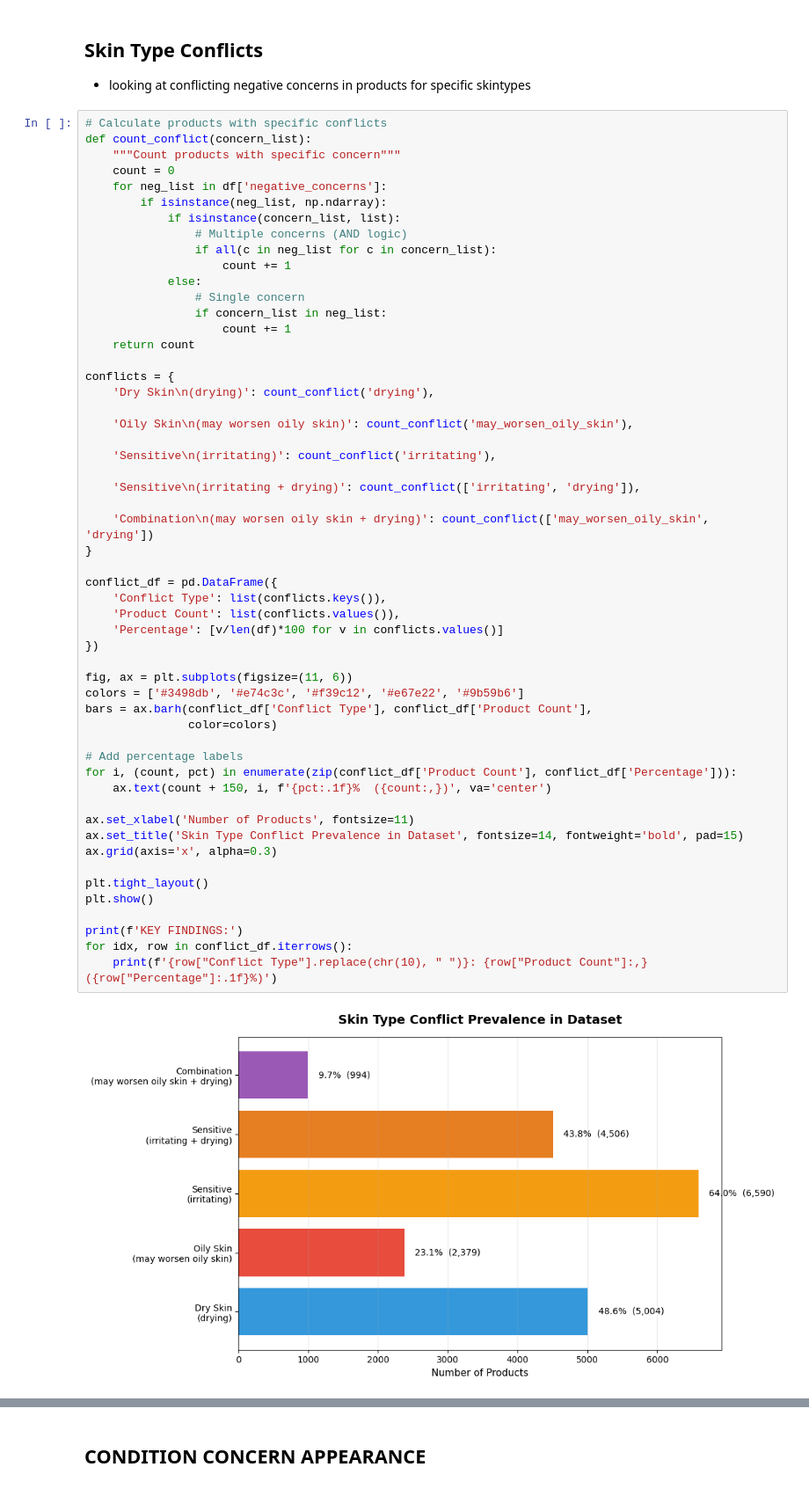
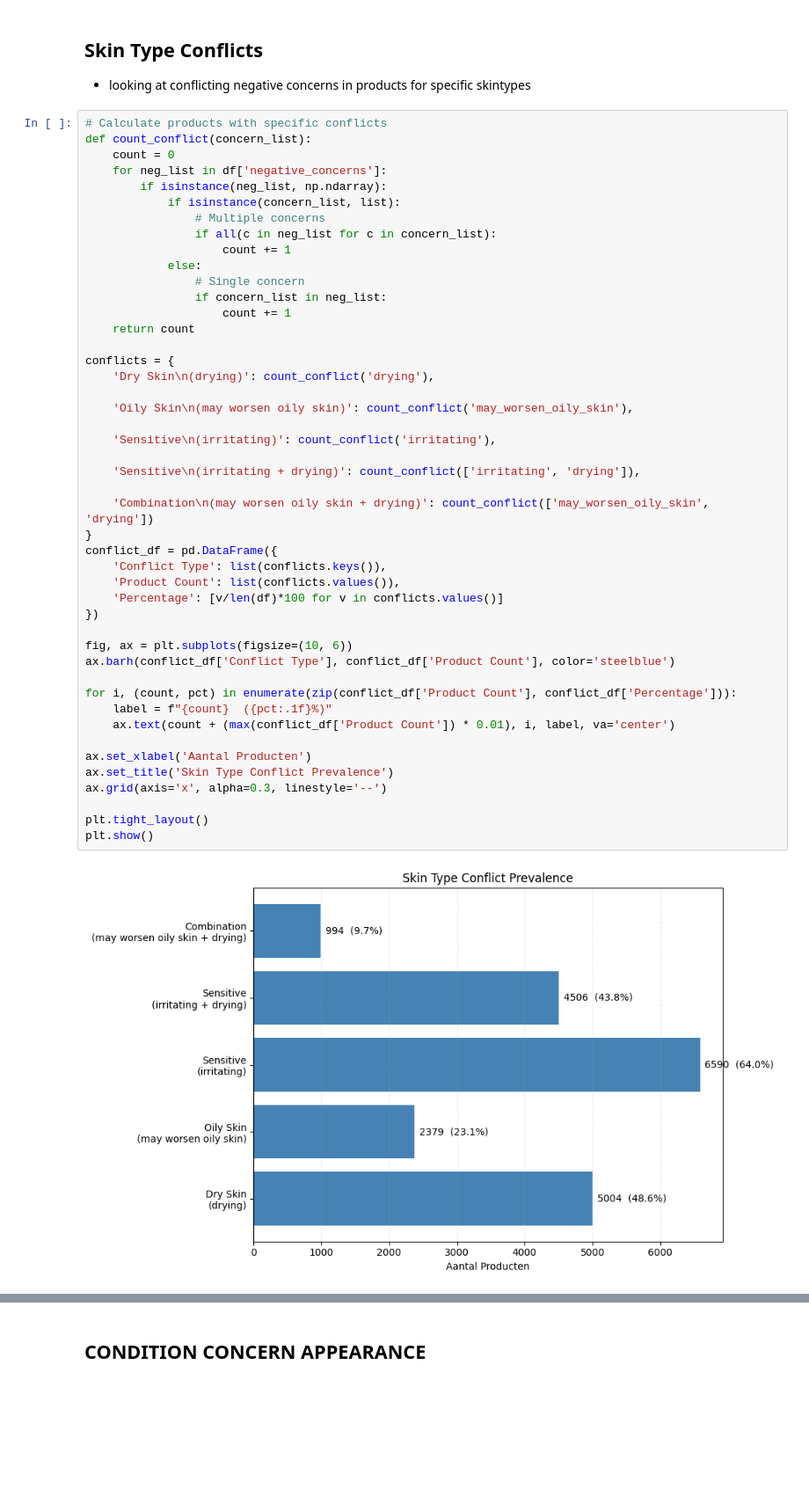
Before and after one commit to BluezConcepts/skingen-content-based-recommender, a Jupyter notebook: notebooks/01_product_data_eda_and_cleaning.ipynb, the cells around one changed output, grey strips where cells are left out. Shown at 88% size. Cells and saved outputs as stored; diff of their text form; blank space fills up the shorter version.

```diff
--- a/notebooks/01_product_data_eda_and_cleaning.ipynb
+++ b/notebooks/01_product_data_eda_and_cleaning.ipynb
@@ -1168,56 +1119,48 @@ plt.show()
 # %%
 # Calculate products with specific conflicts
 def count_conflict(concern_list):
-    """Count products with specific concern"""
     count = 0
     for neg_list in df['negative_concerns']:
         if isinstance(neg_list, np.ndarray):
             if isinstance(concern_list, list):
-                # Multiple concerns (AND logic)
+                # Multiple concerns
                 if all(c in neg_list for c in concern_list):
                     count += 1
             else:
                 # Single concern
                 if concern_list in neg_list:
                     count += 1
     return count
 
 conflicts = {
     'Dry Skin\n(drying)': count_conflict('drying'),
 
     'Oily Skin\n(may worsen oily skin)': count_conflict('may_worsen_oily_skin'),
 
     'Sensitive\n(irritating)': count_conflict('irritating'),
 
     'Sensitive\n(irritating + drying)': count_conflict(['irritating', 'drying']),
 
     'Combination\n(may worsen oily skin + drying)': count_conflict(['may_worsen_oily_skin', 'drying'])
 }
-
 conflict_df = pd.DataFrame({
     'Conflict Type': list(conflicts.keys()),
     'Product Count': list(conflicts.values()),
     'Percentage': [v/len(df)*100 for v in conflicts.values()]
 })
 
-fig, ax = plt.subplots(figsize=(11, 6))
-colors = ['#3498db', '#e74c3c', '#f39c12', '#e67e22', '#9b59b6']
-bars = ax.barh(conflict_df['Conflict Type'], conflict_df['Product Count'],
-               color=colors)
+fig, ax = plt.subplots(figsize=(10, 6))
+ax.barh(conflict_df['Conflict Type'], conflict_df['Product Count'], color='steelblue')
 
-# Add percentage labels
 for i, (count, pct) in enumerate(zip(conflict_df['Product Count'], conflict_df['Percentage'])):
-    ax.text(count + 150, i, f'{pct:.1f}%  ({count:,})', va='center')
+    label = f"{count}  ({pct:.1f}%)"
+    ax.text(count + (max(conflict_df['Product Count']) * 0.01), i, label, va='center')
 
-ax.set_xlabel('Number of Products', fontsize=11)
-ax.set_title('Skin Type Conflict Prevalence in Dataset', fontsize=14, fontweight='bold', pad=15)
-ax.grid(axis='x', alpha=0.3)
+ax.set_xlabel('Aantal Producten')
+ax.set_title('Skin Type Conflict Prevalence')
+ax.grid(axis='x', alpha=0.3, linestyle='--')
 
 plt.tight_layout()
 plt.show()
-
-print(f'KEY FINDINGS:')
-for idx, row in conflict_df.iterrows():
-    print(f'{row["Conflict Type"].replace(chr(10), " ")}: {row["Product Count"]:,} ({row["Percentage"]:.1f}%)')
 # %% [output]
-[figure, old version]
+[figure, new version]
```
Also changed, not shown: parts of 18 cells of this notebook, 6 other files.
